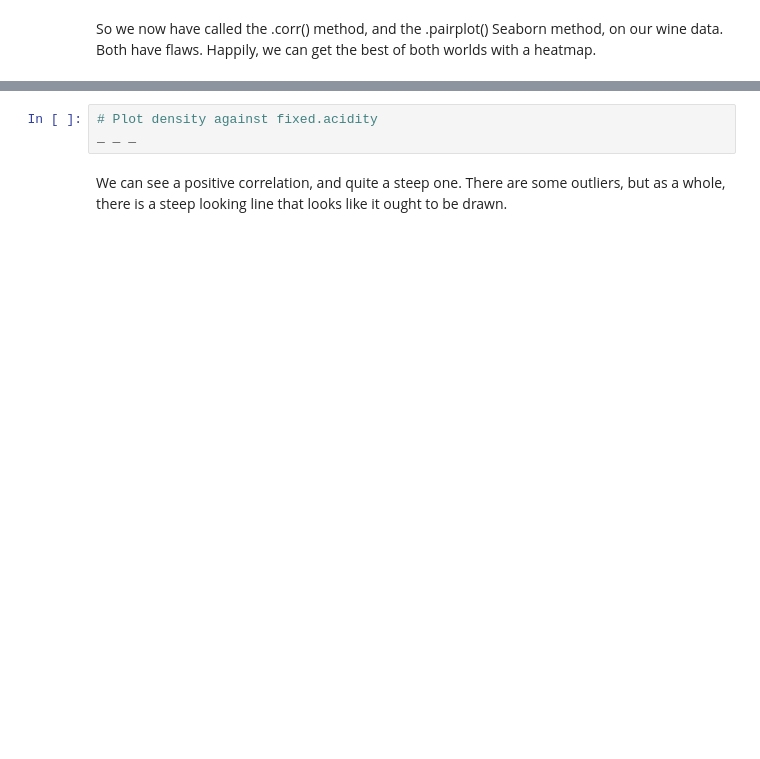
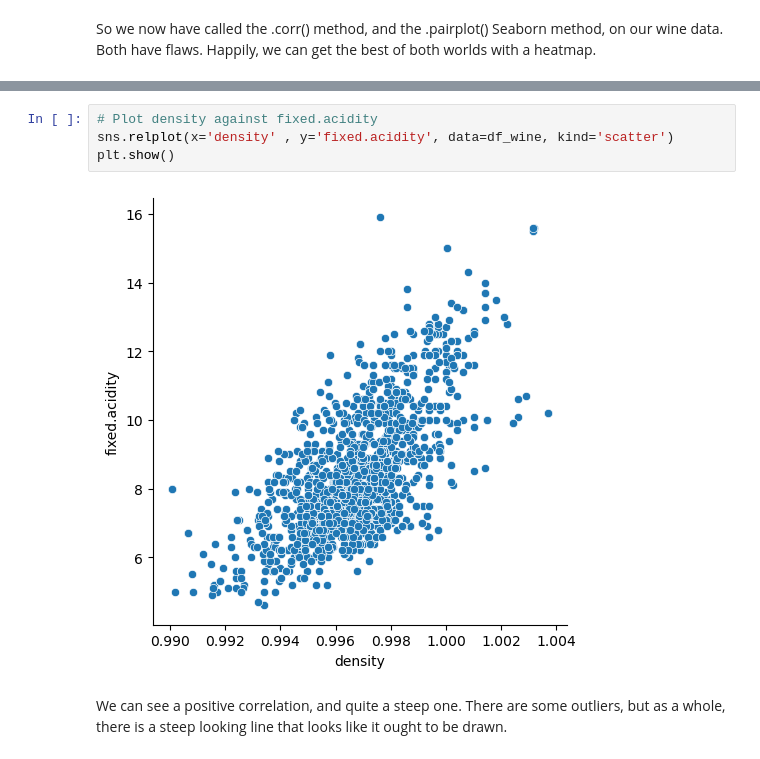
Before and after one commit to tpoozhikala/Springboard, a Jupyter notebook: Linear_Regression_Case_Study/Springboard_Regression_Case_Study_-_the_Red_Wine_Dataset_-_Tier_3.ipynb, the cells around one changed output, grey strips where cells are left out. Cells and saved outputs as stored; diff of their text form; blank space fills up the shorter version.

```diff
--- a/Linear_Regression_Case_Study/Springboard_Regression_Case_Study_-_the_Red_Wine_Dataset_-_Tier_3.ipynb
+++ b/Linear_Regression_Case_Study/Springboard_Regression_Case_Study_-_the_Red_Wine_Dataset_-_Tier_3.ipynb
@@ -217,8 +238,11 @@ Take a moment to think about the following questions:
 
 There is a relatively strong correlation between the density and fixed acidity variables respectively. In the next code block, call the scatterplot() method on our sns object. Make the x-axis parameter 'density', the y-axis parameter 'fixed.acidity', and the third parameter specify our wine dataset.
-# %%
-# Plot density against fixed.acidity
-_ _ _
+# %%
+# Plot density against fixed.acidity
+sns.relplot(x='density' , y='fixed.acidity', data=df_wine, kind='scatter')
+plt.show()
+# %% [output]
+[figure, added]
 # %% [markdown]
 We can see a positive correlation, and quite a steep one. There are some outliers, but as a whole, there is a steep looking line that looks like it ought to be drawn.
 # %%
```
Also changed, not shown: parts of 6 cells of this notebook.
